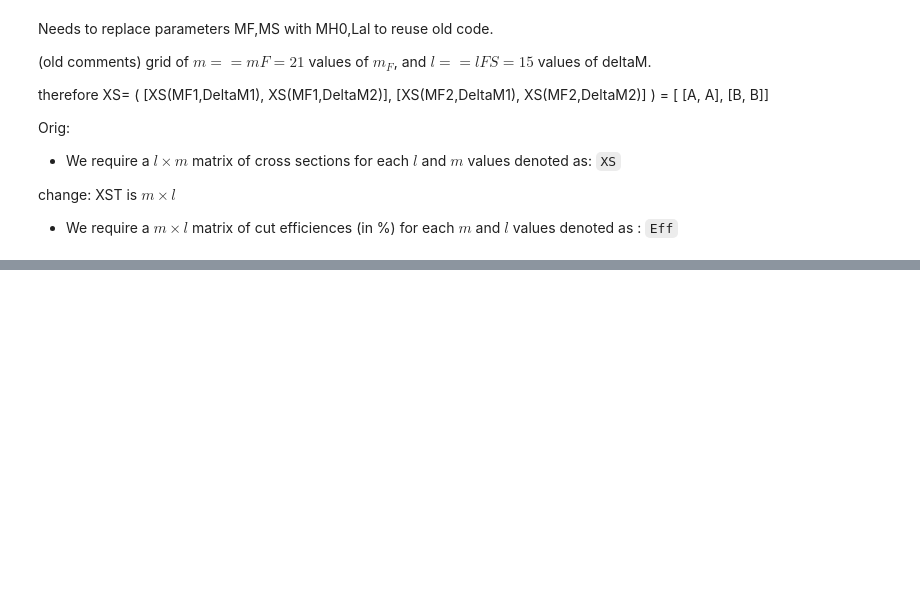
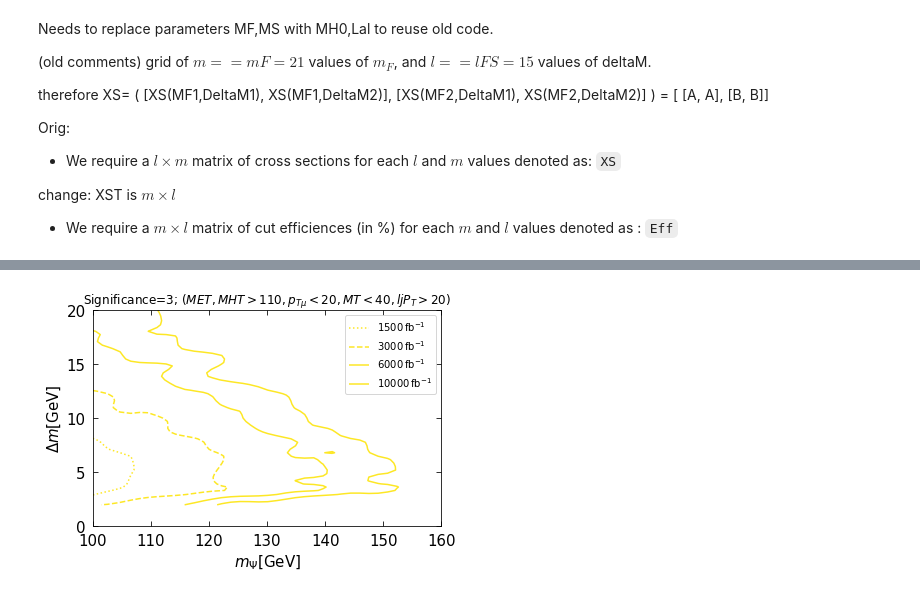
Before and after one commit to pahlen/VLF, a Jupyter notebook: Notebooks/SSSFDM_VLF_Significance_uniandes-finalplot-2018.ipynb, the cells around one changed output, grey strips where cells are left out. Saved outputs shown, nothing was run; the diff lists cells and outputs as text; code cells hidden in the pictures; blank space fills up the shorter version.

```diff
--- a/Notebooks/SSSFDM_VLF_Significance_uniandes-finalplot-2018.ipynb
+++ b/Notebooks/SSSFDM_VLF_Significance_uniandes-finalplot-2018.ipynb
@@ -322,0 +281,3 @@ plt.legend(loc='upper right')
+# %%
+Lumibench=100.
+LumiS3=Lumibench*(3./S)**2
@@ -322,0 +397,42 @@ plt.legend(loc='upper right')
+# %%
+### now just the final plot
+
+xlist=np.linspace(MFrange.min(),MFrange.max(),MFrange.shape[0])
+ylist=np.linspace(deltaMrange.min(),deltaMrange.max(),deltaMrange.shape[0])
+X,Y = np.meshgrid(xlist,ylist)
+
+Z=LumiS3
+#----------------------------------
+degXYZ=3
+X3=scipy.ndimage.zoom(X, degXYZ)
+Y3=scipy.ndimage.zoom(Y, degXYZ)
+Z3=scipy.ndimage.zoom(Z, degXYZ)
+
+levels = [1500,3000,6000,10000]
+
+#cp=plt.contour(X3,Y3,Z3,levels)
+cp=plt.contour(X3,Y3,Z3,levels,linestyles=(':','--','-','-'),labels=('$1500 \\rm fb^{-1}$','$3000 \\rm fb^{-1}$','$6000 \\rm fb^{-1}$','$10000 \\rm fb^{-1}$'))
+
+N=8
+#cmap=discrete_cmap(N, 'jet')
+cmap=discrete_cmap(N, 'rainbow')
+
+plt.clim(0., 2*N )
+
+plt.xlabel("$m_\Psi [\\rm GeV]$",size=15)
+plt.ylabel("$\Delta m[\\rm GeV]$",size=15)
+plt.tick_params(direction='in',length=5,top=True,right=True,labelsize=15,pad=7)
+plt.ylim(0,20.0)
+plt.xlim(100,160.0)
+plt.tight_layout()
+
+labels = ['$1500\\, \\rm fb^{-1}$','$3000\\, \\rm fb^{-1}$','$6000\\, \\rm fb^{-1}$','$10000\\, \\rm fb^{-1}$']
+for i in range(len(labels)):
+    cp.collections[i].set_label(labels[i])
+
+#plt.legend(loc='best')
+plt.legend(loc='upper right')
+#plt.savefig("significance110.204020.pdf")
+plt.title("Significance=3; ($MET,MHT>110, p_{T\\mu}<20, MT<40, ljP_{T}>20$)")
+ct()
+# %% [output]
@@ -322,0 +440 @@ plt.legend(loc='upper right')
+[figure, added]
```
Also changed, not shown: parts of 38 cells of this notebook.
